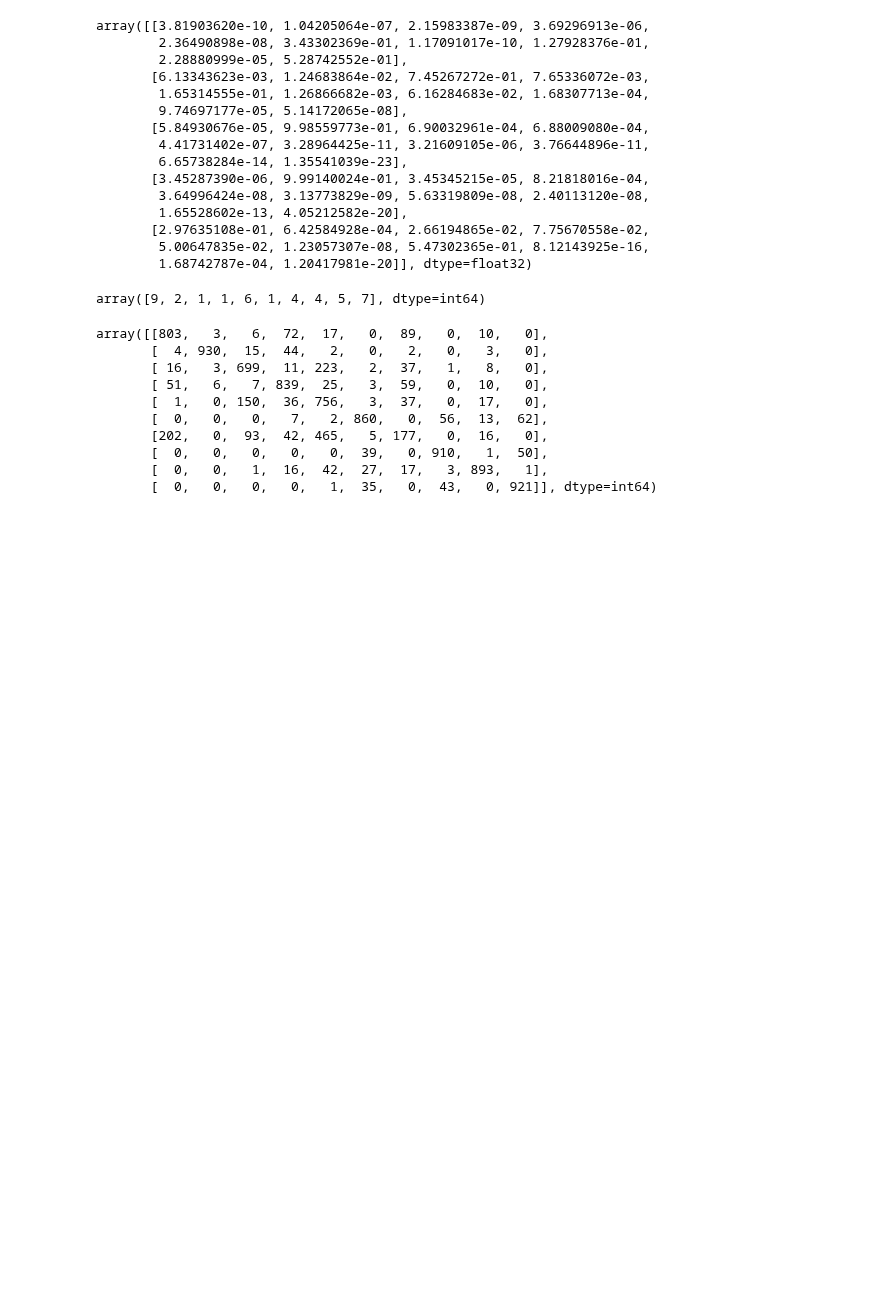
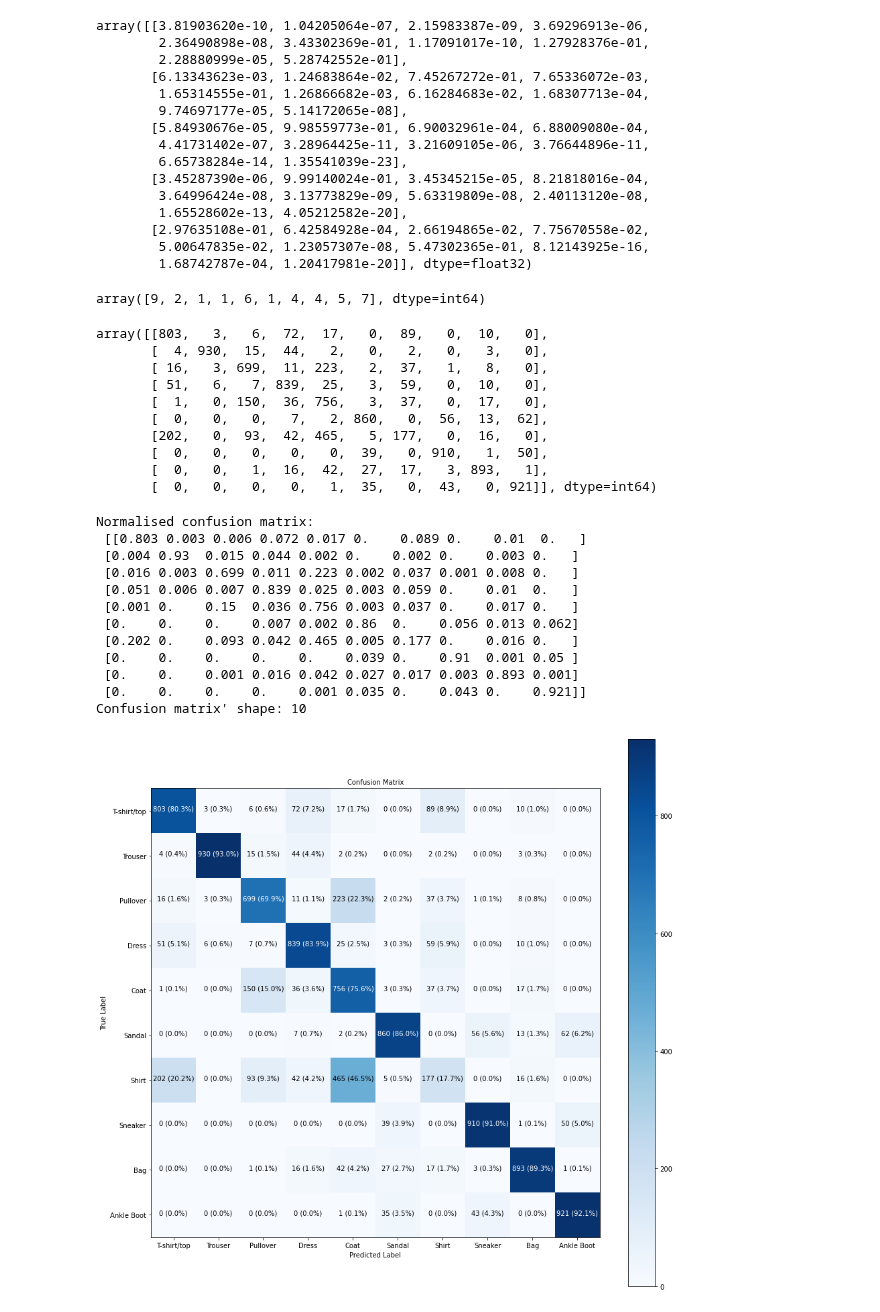
Before and after one commit to LazaUK/UdemyProjects-TensorFlow, a Jupyter notebook: Project4_NNClassification/TensorFlow_04_MulticlassNN.ipynb, the cells around one changed output. Saved outputs shown, nothing was run; the diff lists cells and outputs as text; code cells hidden in the pictures; blank space fills up the shorter version.

```diff
--- a/Project4_NNClassification/TensorFlow_04_MulticlassNN.ipynb
+++ b/Project4_NNClassification/TensorFlow_04_MulticlassNN.ipynb
@@ -467,3 +467,20 @@ array([[803,   3,   6,  72,  17,   0,  89,   0,  10,   0],
        [  0,   0,   0,   0,   0,  39,   0, 910,   1,  50],
        [  0,   0,   1,  16,  42,  27,  17,   3, 893,   1],
        [  0,   0,   0,   0,   1,  35,   0,  43,   0, 921]], dtype=int64)
+# %%
+# Beautify with our function
+make_confusion_matrix(y_true=test_labels, y_pred=y_preds, classes=class_names, figsize=(15, 15), text_size=10)
+# %% [output]
+Normalised confusion matrix:
+ [[0.803 0.003 0.006 0.072 0.017 0.    0.089 0.    0.01  0.   ]
+ [0.004 0.93  0.015 0.044 0.002 0.    0.002 0.    0.003 0.   ]
+ [0.016 0.003 0.699 0.011 0.223 0.002 0.037 0.001 0.008 0.   ]
+ [0.051 0.006 0.007 0.839 0.025 0.003 0.059 0.    0.01  0.   ]
+ [0.001 0.    0.15  0.036 0.756 0.003 0.037 0.    0.017 0.   ]
+ [0.    0.    0.    0.007 0.002 0.86  0.    0.056 0.013 0.062]
+ [0.202 0.    0.093 0.042 0.465 0.005 0.177 0.    0.016 0.   ]
+ [0.    0.    0.    0.    0.    0.039 0.    0.91  0.001 0.05 ]
+ [0.    0.    0.001 0.016 0.042 0.027 0.017 0.003 0.893 0.001]
+ [0.    0.    0.    0.    0.001 0.035 0.    0.043 0.    0.921]]
+Confusion matrix' shape: 10
+[figure, added]
```
